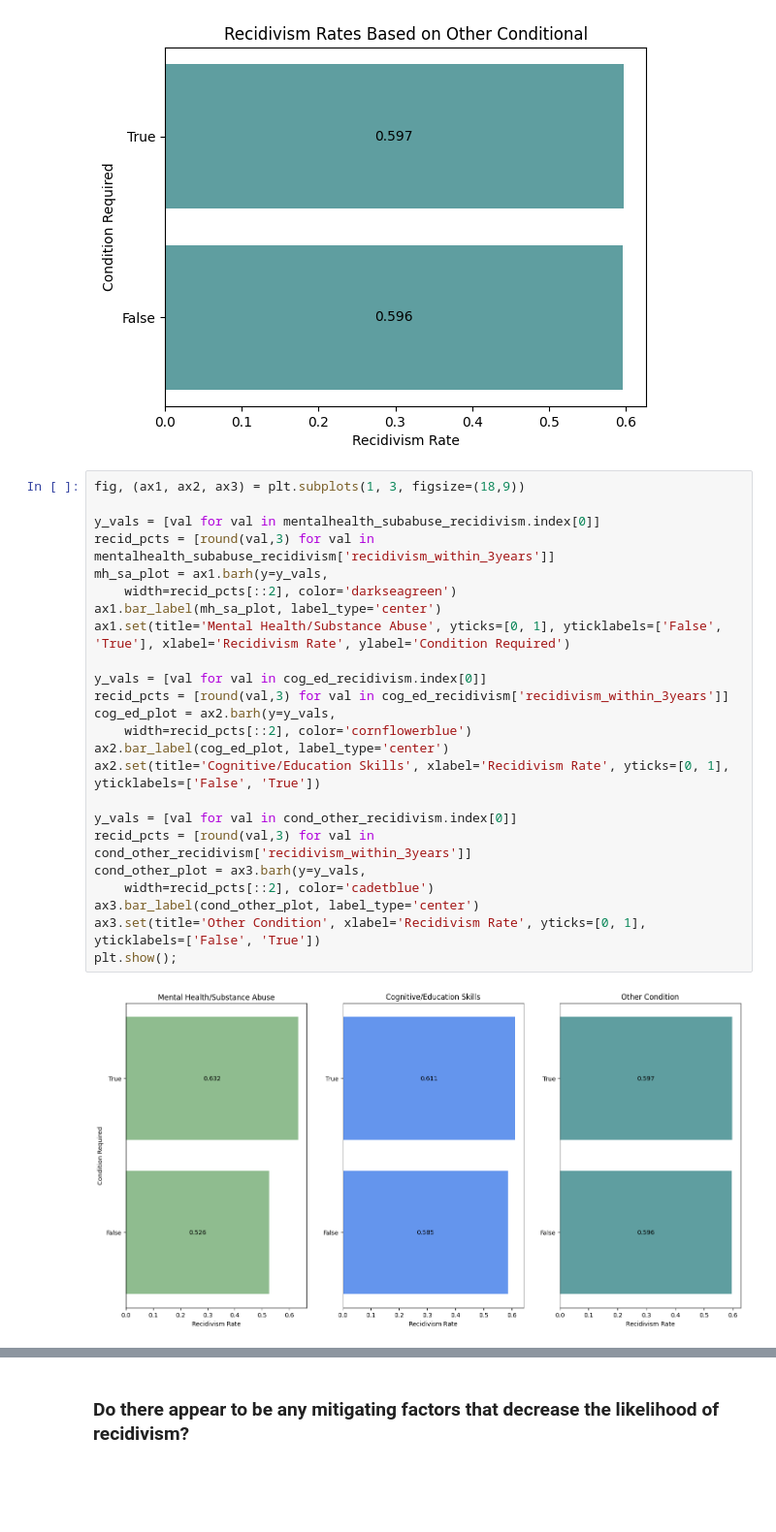
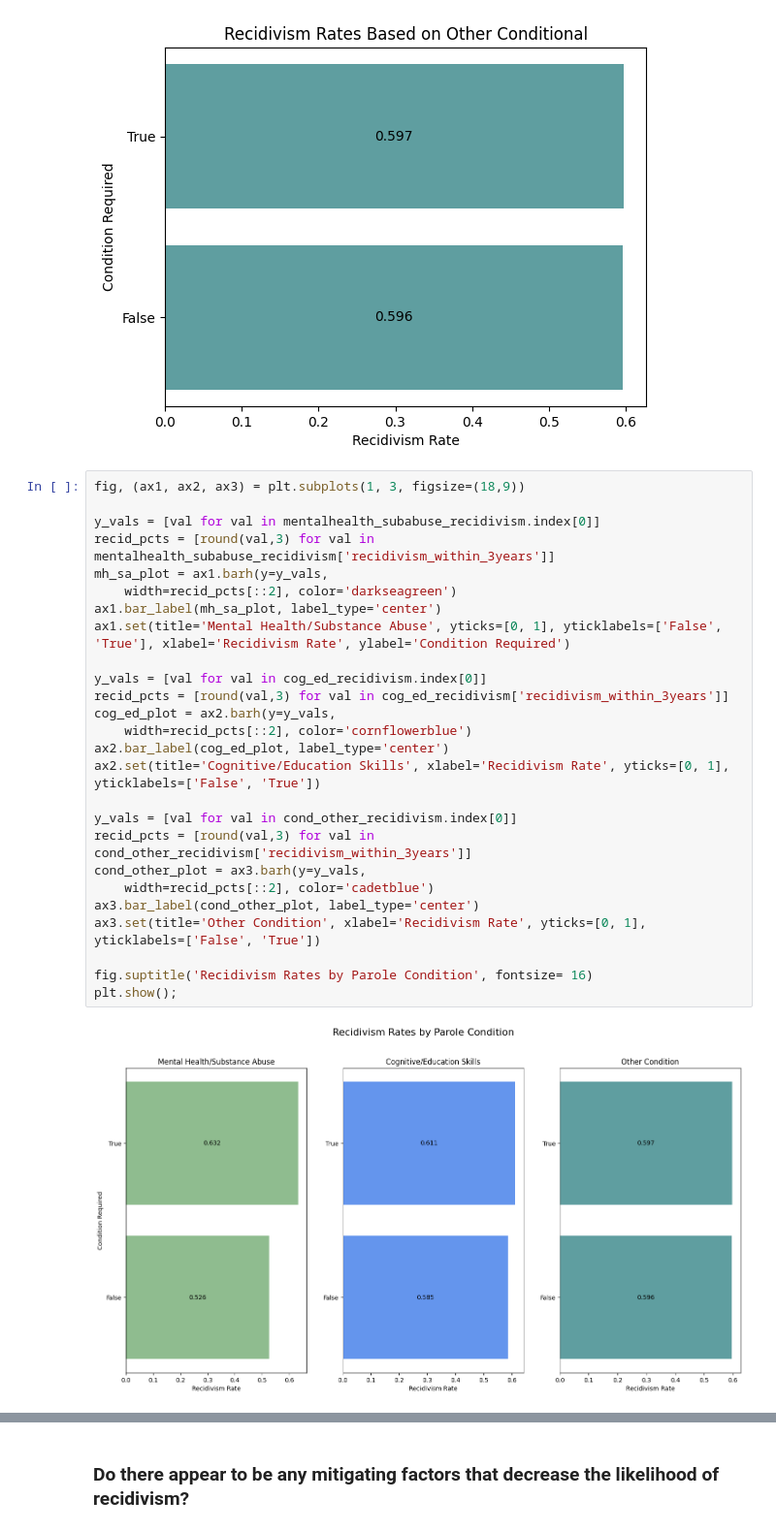
Before and after one commit to ga-dsi-822-group4/recidivism, a Jupyter notebook: notebooks/02_eda.ipynb, the cells around one changed output, grey strips where cells are left out. Shown at 97% size. Saved outputs shown, nothing was run; the diff lists cells and outputs as text; blank space fills up the shorter version.

```diff
--- a/notebooks/02_eda.ipynb
+++ b/notebooks/02_eda.ipynb
@@ -596,26 +617,28 @@ plt.show();
 # %%
 fig, (ax1, ax2, ax3) = plt.subplots(1, 3, figsize=(18,9))
 
 y_vals = [val for val in mentalhealth_subabuse_recidivism.index[0]]
 recid_pcts = [round(val,3) for val in mentalhealth_subabuse_recidivism['recidivism_within_3years']]
 mh_sa_plot = ax1.barh(y=y_vals,
     width=recid_pcts[::2], color='darkseagreen')
 ax1.bar_label(mh_sa_plot, label_type='center')
 ax1.set(title='Mental Health/Substance Abuse', yticks=[0, 1], yticklabels=['False', 'True'], xlabel='Recidivism Rate', ylabel='Condition Required')
 
 y_vals = [val for val in cog_ed_recidivism.index[0]]
 recid_pcts = [round(val,3) for val in cog_ed_recidivism['recidivism_within_3years']]
 cog_ed_plot = ax2.barh(y=y_vals,
     width=recid_pcts[::2], color='cornflowerblue')
 ax2.bar_label(cog_ed_plot, label_type='center')
 ax2.set(title='Cognitive/Education Skills', xlabel='Recidivism Rate', yticks=[0, 1], yticklabels=['False', 'True'])
 
 y_vals = [val for val in cond_other_recidivism.index[0]]
 recid_pcts = [round(val,3) for val in cond_other_recidivism['recidivism_within_3years']]
 cond_other_plot = ax3.barh(y=y_vals,
     width=recid_pcts[::2], color='cadetblue')
 ax3.bar_label(cond_other_plot, label_type='center')
 ax3.set(title='Other Condition', xlabel='Recidivism Rate', yticks=[0, 1], yticklabels=['False', 'True'])
+
+fig.suptitle('Recidivism Rates by Parole Condition', fontsize= 16)
 plt.show();
 # %% [output]
-[figure, old version]
+[figure, new version]
```
Also changed, not shown: parts of 13 cells of this notebook, 1 other file.
